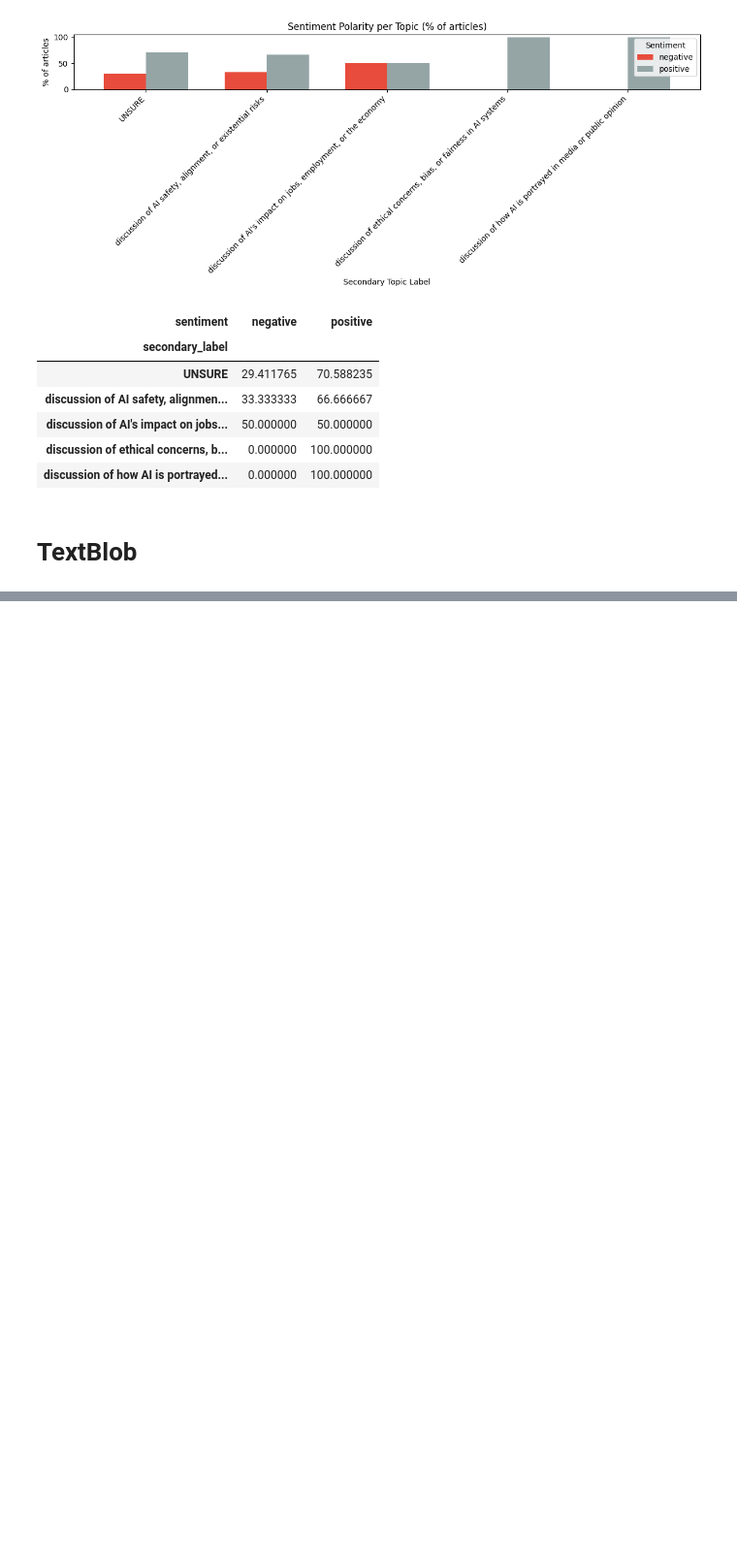
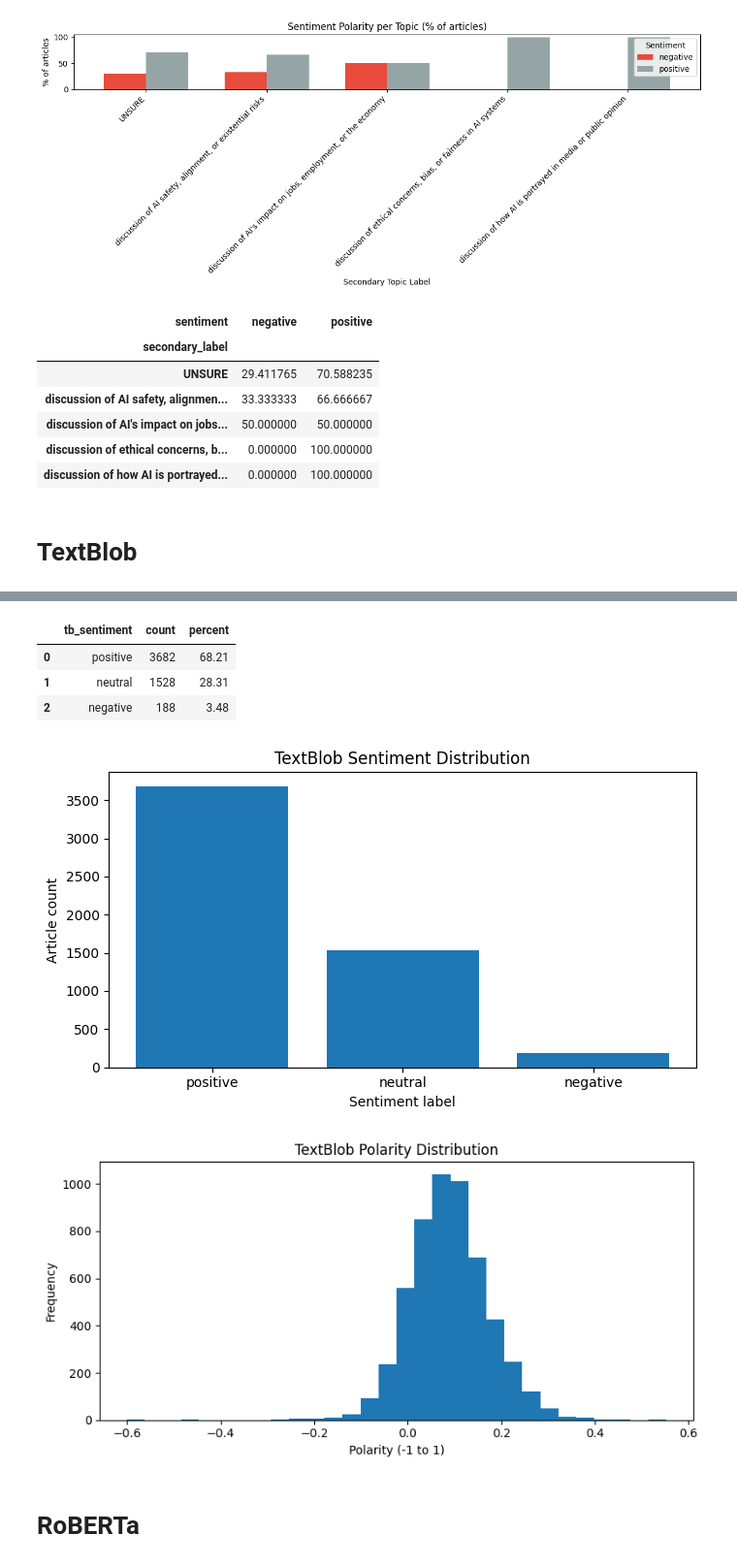
Before and after one commit to abbhinavsriram/CAP5771-abbhinav.sriram, a Jupyter notebook: dev_notebooks/sentiment_analysis.ipynb, the cells around one changed output, grey strips where cells are left out. Shown at 97% size. Drawn from its saved outputs; the diff is of its cells as text; code cells hidden in the pictures; blank space fills up the shorter version.

Commit message:
Updated sentiment analysis and clustering notebooks for syntax

```diff
--- a/dev_notebooks/sentiment_analysis.ipynb
+++ b/dev_notebooks/sentiment_analysis.ipynb
@@ -122,0 +136,40 @@ KeyError: 'sentiment'
+# %%
+
+
+# Count and percentage distribution by sentiment label
+textblob_dist = (
+    non_tech_df["tb_sentiment"]
+    .value_counts(dropna=False)
+    .rename_axis("tb_sentiment")
+    .reset_index(name="count")
+)
+textblob_dist["percent"] = (textblob_dist["count"] / textblob_dist["count"].sum() * 100).round(2)
+
+display(textblob_dist)
+
+# Bar chart of label distribution
+plt.figure(figsize=(7, 4))
+plt.bar(textblob_dist["tb_sentiment"], textblob_dist["count"])
+plt.title("TextBlob Sentiment Distribution")
+plt.xlabel("Sentiment label")
+plt.ylabel("Article count")
+plt.tight_layout()
+plt.show()
+
+# Histogram of TextBlob polarity values
+plt.figure(figsize=(8, 4))
+plt.hist(non_tech_df["tb_polarity"].dropna(), bins=30)
+plt.title("TextBlob Polarity Distribution")
+plt.xlabel("Polarity (-1 to 1)")
+plt.ylabel("Frequency")
+plt.tight_layout()
+plt.show()
+# %% [output]
+|  | tb_sentiment | count | percent |
+| 0 | positive | 3682 | 68.21 |
+| 1 | neutral | 1528 | 28.31 |
+| 2 | negative | 188 | 3.48 |
+[figure, added]
+[figure, added]
+# %% [markdown]
+# RoBERTa
```
Also changed, not shown: parts of 4 cells of this notebook, 1 other file.
